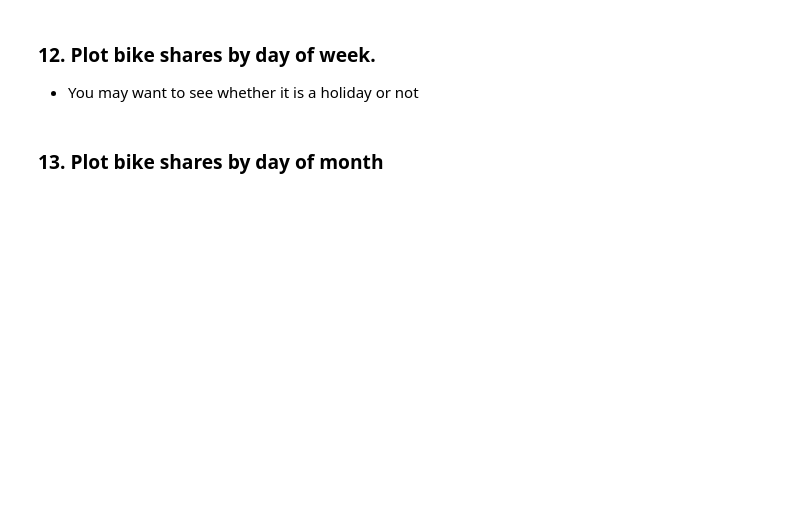
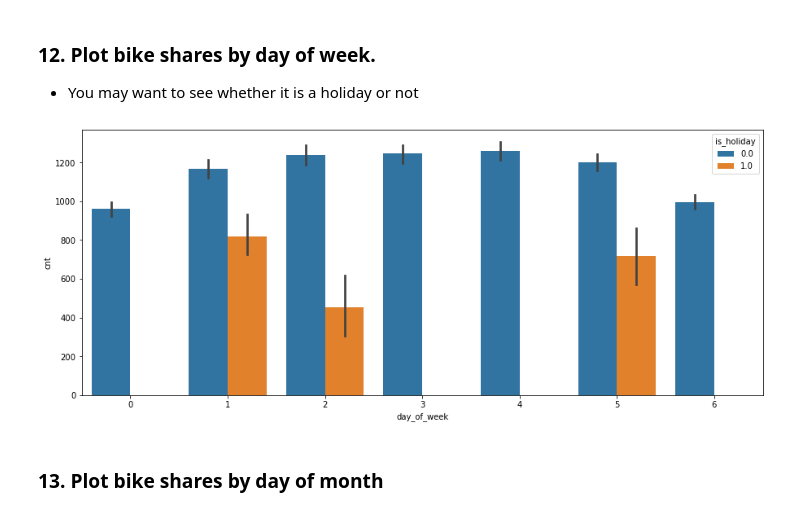
Before and after one commit to BurcakAydin/BikeDemandVisualizationProject, a Jupyter notebook: bike-demand-visualization-project.ipynb, the cells around one changed output. Drawn from its saved outputs; the diff is of its cells as text; code cells hidden in the pictures; blank space fills up the shorter version.

Commit message:
Kaggle Notebook | Bike Demand Visualization Project | Version 17

```diff
--- a/bike-demand-visualization-project.ipynb
+++ b/bike-demand-visualization-project.ipynb
@@ -245,7 +437,9 @@ ax[2] = sns.barplot( data = df, x = "hour", y = "cnt", hue = "season", ax = ax[2
 - You may want to see whether it is a holiday or not
 # %%
 plt.subplots(figsize = (15,6))
-sns.barplot(data = df_1, x = "day_of_week", y = "cnt", hue = "is_holiday");
+sns.barplot(data = df, x = "day_of_week", y = "cnt", hue = "is_holiday");
+# %% [output]
+[figure, added]
 # %% [markdown]
 ### 13. Plot bike shares by day of month
 # %%
```
Also changed, not shown: parts of 40 cells of this notebook.
